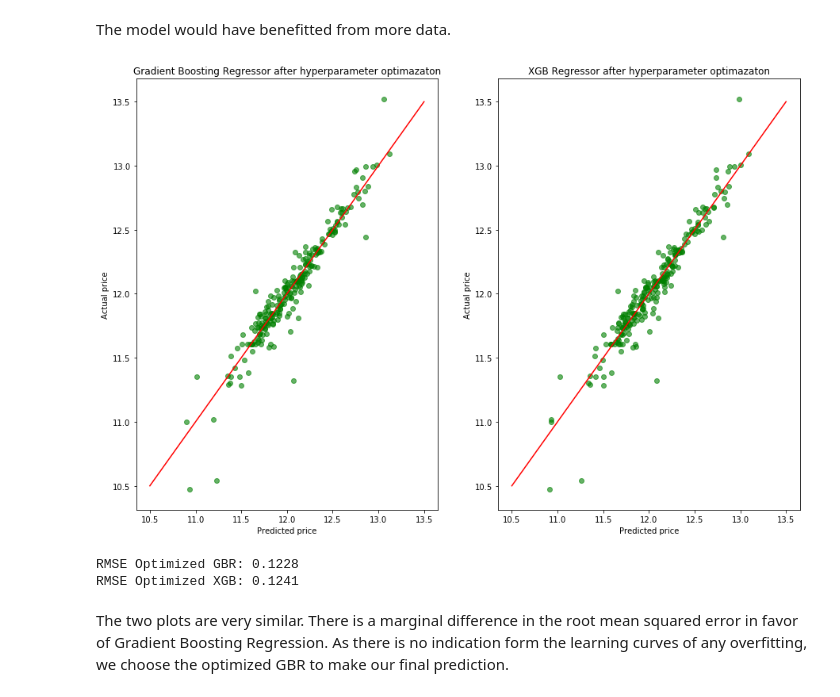
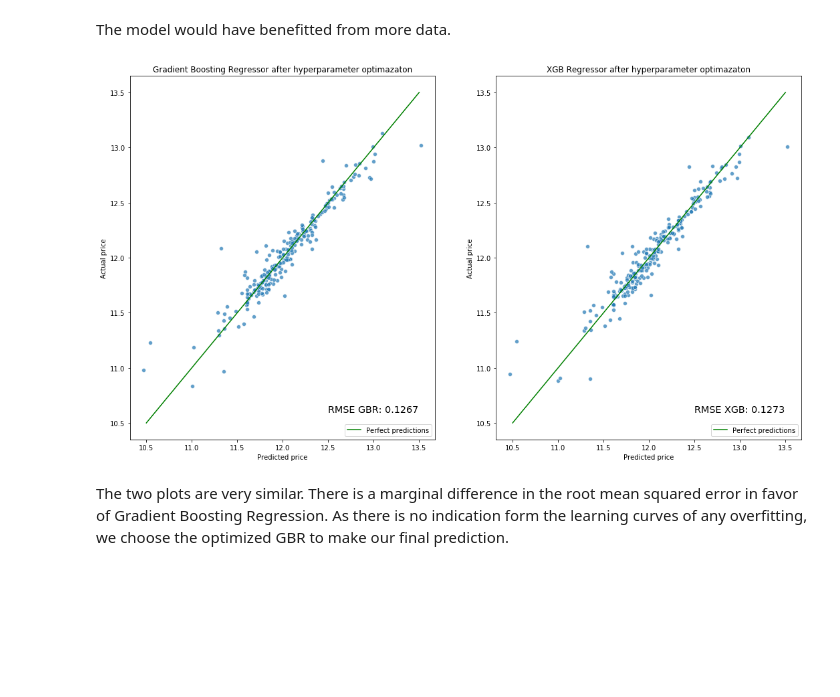
Before and after one commit to yohannjs/AML-2019, a Jupyter notebook: Challenges/House_Pricing/master_house_pricing_challenge.ipynb, the cells around one changed output. Cells and saved outputs as stored; diff of their text form; code cells hidden in the pictures; blank space fills up the shorter version.

Commit message:
more and better plots

```diff
--- a/Challenges/House_Pricing/master_house_pricing_challenge.ipynb
+++ b/Challenges/House_Pricing/master_house_pricing_challenge.ipynb
@@ -475,6 +475,9 @@ sns.boxplot(data=correctedDF, x='GarageCars', y='SalePrice')
 ## Feature combining
 # %%
 correctedDF['HouseSF'] = correctedDF['TotalBsmtSF'] + correctedDF['1stFlrSF'] + correctedDF['2ndFlrSF']
+
+# same change to test data
+correctedTestDF['HouseSF'] = correctedTestDF['TotalBsmtSF'] + correctedTestDF['1stFlrSF'] + correctedTestDF['2ndFlrSF']
 # %% [markdown]
 ## Feature selection
 # %%
@@ -512,6 +515,6 @@ def remove_correlated_cols(trainDF, testDF, corr_limit):
     toReturnTestDF.drop(cols_to_remove, axis=1, inplace=True)
     return toReturnTrainDF, toReturnTestDF
 
-featureReducedTrainDF, featureReducedTestDF = remove_correlated_cols(correctedDF, correctedTestDF, 0.7)
+featureReducedTrainDF, featureReducedTestDF = remove_correlated_cols(correctedDF, correctedTestDF, 0.75)
 print('Nr. of cols removed = %i' %(correctedDF.shape[1] - featureReducedTrainDF.shape[1]))
 # %% [output]
@@ -735,30 +748,30 @@ RMSE Optimized XGB: 0.124
 # %% [markdown]
 The model would have benefitted from more data.
 # %%
-plt.figure(figsize=(15,10))
+plt.figure(figsize=(18,10))
 
 plt.subplot(1, 2, 1)
-plt.scatter(best_predictionsGBR, Y_test, alpha=0.6, c='g')
-plt.plot([10.5,13.5],[10.5,13.5],"r")
+sns.scatterplot(x=Y_test, y=best_predictionsGBR, alpha=0.7)
+plt.plot([10.5,13.5],[10.5,13.5],"g", label='Perfect predictions')
 plt.xlabel("Predicted price")
 plt.ylabel("Actual price")
 plt.title("Gradient Boosting Regressor after hyperparameter optimazaton")
-
+plt.legend(loc='lower right')
+best_scoreGBR = "RMSE GBR: {}".format(round(np.sqrt(mean_squared_error(best_predictionsGBR, Y_test)), 4))
+plt.annotate(s=best_scoreGBR,xy=(12.5,10.6),size='x-large')
 
 plt.subplot(1, 2, 2)
-plt.scatter(best_predictionsXGB, Y_test, alpha=0.6, c='g')
-plt.plot([10.5,13.5],[10.5,13.5],"r")
+sns.scatterplot(x=Y_test, y=best_predictionsXGB, alpha=0.7)
+plt.plot([10.5,13.5],[10.5,13.5],"g", label='Perfect predictions')
 plt.xlabel("Predicted price")
 plt.ylabel("Actual price")
 plt.title("XGB Regressor after hyperparameter optimazaton")
+plt.legend(loc='lower right')
+best_scoreXGB = "RMSE XGB: {}".format(round(np.sqrt(mean_squared_error(best_predictionsXGB, Y_test)), 4))
+plt.annotate(s=best_scoreXGB,xy=(12.5,10.6),size='x-large')
 
 plt.show()
-
-print("\nRMSE Optimized GBR: {}".format(round(np.sqrt(mean_squared_error(best_predictionsGBR, Y_test)), 4)))
-print("RMSE Optimized XGB: {}".format(round(np.sqrt(mean_squared_error(best_predictionsXGB, Y_test)), 4)))
 # %% [output]
-[figure, old version]
+[figure, new version]
-RMSE Optimized GBR: 0.1228
-RMSE Optimized XGB: 0.1241
 # %% [markdown]
 The two plots are very similar. There is a marginal difference in the root mean squared error in favor of Gradient Boosting Regression. As there is no indication form the learning curves of any overfitting, we choose the optimized GBR to make our final prediction.
```
Also changed, not shown: parts of 13 cells of this notebook.
